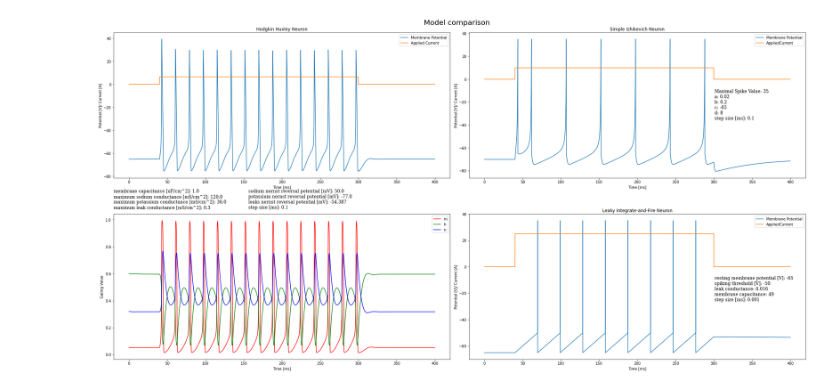
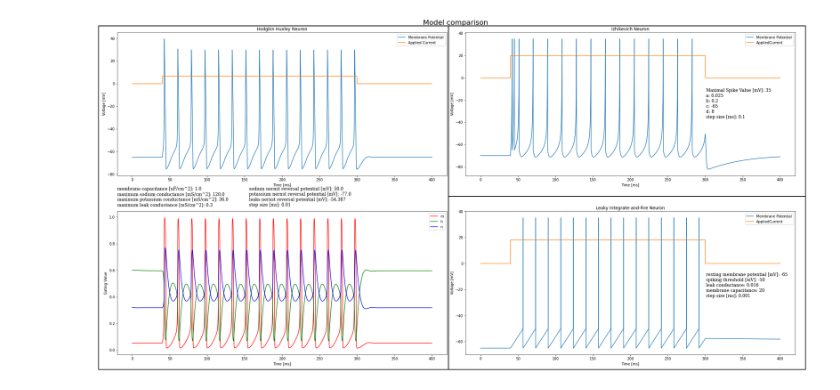
Before and after one commit to MarvinIRW/Neurodynamics_SS2022_models, a Jupyter notebook: neurodynamics_model_plots.ipynb, the cells around one changed output. Drawn from its saved outputs; the diff is of its cells as text; code cells hidden in the pictures.

Commit message:
plots done

```diff
--- a/neurodynamics_model_plots.ipynb
+++ b/neurodynamics_model_plots.ipynb
@@ -82,17 +82,12 @@ def HH(_I=6.5,
 # %%
 
 """
-plot, showcasing the Izhikevich Model dynamics and the
-diverse neuron types it can adapt to
+the Izhikevich Model
 """
-
-# import numpy as np
-# import matplotlib.pyplot as plt
-# from matplotlib.pyplot import  Button, Slider
 
 #==============================================================================#
 
-def Izhikevich_Model(_I = 10, a = 0.02, b = 0.2, c = -65, d = 8):
+def Izhikevich_Model(_I = 20, a = 0.025, b = 0.2, c = -65, d = 8):
 
     ######### Constants
     spike_value = 35                            # Maximal Spike Value
@@ -206,7 +196,7 @@ axs[0,0].plot(time_HH, I_HH, label="Applied Current")
 # plot legend HH
 axs[0,0].legend(loc="upper right")
 # add axis labels HH
-axs[0,0].set(title="Hodgkin Huxley Neuron", xlabel="Time [ms]", ylabel="Potential [V]/ Current [A]")
+axs[0,0].set(title="Hodgkin Huxley Neuron", xlabel="Time [ms]", ylabel="Voltage [mV]")
 # plot HH args
 axs[0,0].text(0,-0.25,f'''membrane capacitance [uF/cm^2]: {params_HH["membrane capacitance [uF/cm^2]"]}
 maximum sodium conductance [mS/cm^2]: {params_HH["maximum sodium conductance [mS/cm^2]"]}
@@ -230,61 +220,61 @@ axs[1,0].legend(loc="upper right")
 
 ## plot IZ
 time_IZ, V_IZ, I_IZ, params_IZ = Izhikevich_Model()
 axs[0,1].plot(time_IZ, V_IZ, label="Membrane Potential")
 axs[0,1].plot(time_IZ, I_IZ, label="AppliedCurrent")
 axs[0,1].legend(loc="upper right")
-axs[0,1].set(title="Simple Izhikevich Neuron", xlabel="Time [ms]", ylabel="Potential [V]/ Current [A]")
+axs[0,1].set(title="Izhikevich Neuron", xlabel="Time [ms]", ylabel="Voltage [mV]")
 # add IZ args
-axs[0,1].text(0.73,0.4,f'''Maximal Spike Value: {params_IZ["Maximal Spike Value"]}
+axs[0,1].text(0.73,0.4,f'''Maximal Spike Value [mV]: {params_IZ["Maximal Spike Value"]}
 a: {params_IZ["a"]}
 b: {params_IZ["b"]}
 c: {params_IZ["c"]}
 d: {params_IZ["d"]}
 step size [ms]: {params_IZ["step size [ms]"]}''',transform=axs[0,1].transAxes, fontdict = font)
 
 
 ## plot LIF
 time_LIF, V_LIF, I_LIF, params_LIF = LIF()
 axs[1,1].plot(time_LIF, V_LIF, label="Membrane Potential")
 axs[1,1].plot(time_LIF, I_LIF, label="AppliedCurrent")
 axs[1,1].legend(loc="upper right")
-axs[1,1].set(title="Leaky Integrate-and-Fire Neuron", xlabel="Time [ms]", ylabel="Potential [V]/ Current [A]")
+axs[1,1].set(title="Leaky Integrate-and-Fire Neuron", xlabel="Time [ms]", ylabel="Voltage [mV]")
 # add LIF args
-axs[1,1].text(0.73,0.4,f'''resting membrane potential [V]: {params_LIF["resting membrane potential [V]"]}
-spiking threshold [V]: {params_LIF["spiking threshold [V]"]}
+axs[1,1].text(0.73,0.4,f'''resting membrane potential [mV]: {params_LIF["resting membrane potential [mV]"]}
+spiking threshold [mV]: {params_LIF["spiking threshold [mV]"]}
 leak conductance: {params_LIF["leak conductance"]}
 membrane capacitance: {params_LIF["membrane capacitance"]}
 step size [ms]: {params_LIF["step size [ms]"]}''',transform=axs[1,1].transAxes, fontdict = font)
 
 # better looks
 fig.suptitle(t="Model comparison", fontsize=20)
 
-# # surround HH
-# rect_HH = plt.Rectangle(
-#     # (lower-left corner), width, height
-#     (0, 0), 0.495, 0.962, fill=False, color="k", lw=2,
-#     zorder=1000, transform=fig.transFigure, figure=fig
-# )
-# # surround IZ
-# rect_IZ = plt.Rectangle(
-#     # (lower-left corner), width, height
-#     (0.495, 0.485), 0.5, 0.477, fill=False, color="k", lw=2,
-#     zorder=1000, transform=fig.transFigure, figure=fig
-# )
-# # surround LIF
-# rect_LIF = plt.Rectangle(
-#     # (lower-left corner), width, height
-#     (0.495, 0.485), 0.5, -0.485, fill=False, color="k", lw=2,
-#     zorder=1000, transform=fig.transFigure, figure=fig
-# )
-# fig.patches.extend([rect_HH])
-# fig.patches.extend([rect_IZ])
-# fig.patches.extend([rect_LIF])
+# surround HH
+rect_HH = plt.Rectangle(
+    # (lower-left corner), width, height
+    (0, 0), 0.49, 0.962, fill=False, color="k", lw=2,
+    zorder=1000, transform=fig.transFigure, figure=fig
+)
+# surround IZ
+rect_IZ = plt.Rectangle(
+    # (lower-left corner), width, height
+    (0.49, 0.485), 0.5, 0.477, fill=False, color="k", lw=2,
+    zorder=1000, transform=fig.transFigure, figure=fig
+)
+# surround LIF
+rect_LIF = plt.Rectangle(
+    # (lower-left corner), width, height
+    (0.49, 0.485), 0.5, -0.485, fill=False, color="k", lw=2,
+    zorder=1000, transform=fig.transFigure, figure=fig
+)
+fig.patches.extend([rect_HH])
+fig.patches.extend([rect_IZ])
+fig.patches.extend([rect_LIF])
 fig.tight_layout()
-plt.savefig("model comparison 2x2 with text", facecolor='white')
+plt.savefig("images/model_comparison_2x2_with_text", facecolor='white')
 plt.show()
 # %% [output]
-[figure, old version]
+[figure, new version]
 # %%
 ## plotting
 font = {'family': 'serif',
```
Also changed, not shown: parts of 8 cells of this notebook, 10 other files.
